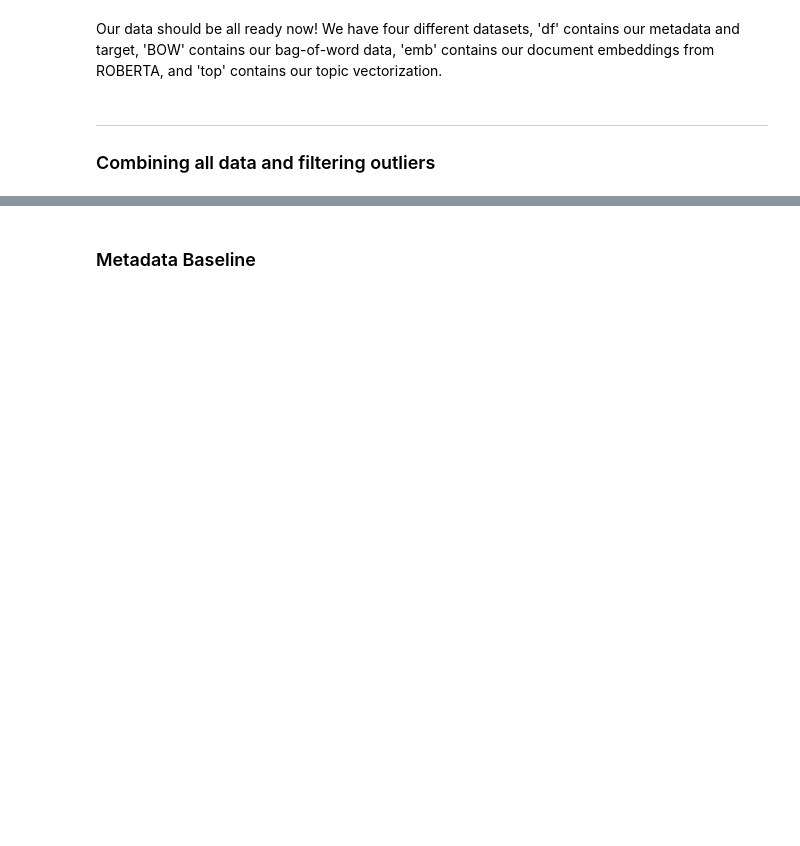
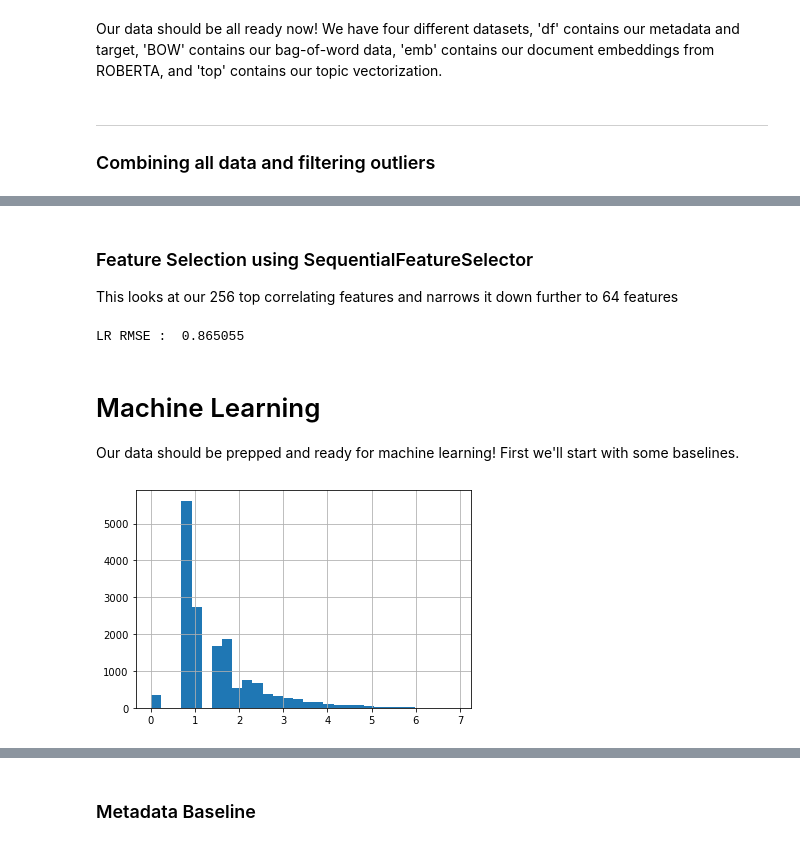
Before and after one commit to thegrandblooms/Information_Propagation_Analysis, a Jupyter notebook: Information Propagation Analysis.ipynb, the cells around one changed output, grey strips where cells are left out. Cells and saved outputs as stored; diff of their text form; code cells hidden in the pictures; blank space fills up the shorter version.

```diff
--- a/Information Propagation Analysis.ipynb
+++ b/Information Propagation Analysis.ipynb
@@ -194,7 +195,7 @@ Same thing here, check out the notebook "Top2Vec_Data_Processing" for the pipeli
 # %%
 # Import topics
 top = pd.read_csv('data/topics.csv', index_col=0)
-top = pd.get_dummies(top['topic']).add_suffix('_TOP') # getting dummy columns
+top = pd.get_dummies(top['topic'], drop_first=True).add_suffix('_TOP') # getting dummy columns
 # %%
 display(top.shape)
 top.sample(3)
@@ -223,12 +224,12 @@ display(total_df.shape)
 total_df = total_df.join(top)
 display(total_df.shape)
 
-# Removing outliers
-total_df = total_df.loc[total_df['followers'] <= 50000]
+# Data Preparation - filtering outliers for high/low follower count, and extremely high retweet count
+total_df = total_df.loc[total_df['followers'] <= 50000].dropna(axis=1)
 total_df = total_df.loc[total_df['followers'] >= 1000]
-total_df = total_df.dropna(axis=1)
-total_df = total_df[df['retweets'] <= 1000]
+total_df = total_df[total_df['retweets'] <= 1000]
 # total_df['retweets'] = np.log1p(total_df['retweets']) # Log Transform of y (target)
+
 display(total_df.shape)
 # %% [output]
 (63033, 943)
@@ -237,0 +281,3 @@ display(total_df.shape)
+# %% [markdown]
+### Feature Selection using SequentialFeatureSelector
+This looks at our 256 top correlating features and narrows it down further to 64 features
@@ -237,0 +297,6 @@ display(total_df.shape)
+# %%
+# Linear Regression Baseline on all selected features
+linreg = LinearRegression().fit(X_sfs_train_top, y_train)
+pred = linreg.predict(X_sfs_val_top); linreg_rmse = np.sqrt(MSE(y_val, pred)); print("LR RMSE : % f" %(linreg_rmse))
+# %% [output]
+LR RMSE :  0.865055
@@ -237,0 +307,7 @@ display(total_df.shape)
+# %% [markdown]
+# Machine Learning
+Our data should be prepped and ready for machine learning! First we'll start with some baselines.
+# %%
+y_train.hist(bins=30);
+# %% [output]
+[figure, added]
```
Also changed, not shown: parts of 205 cells of this notebook, 1 other file.
